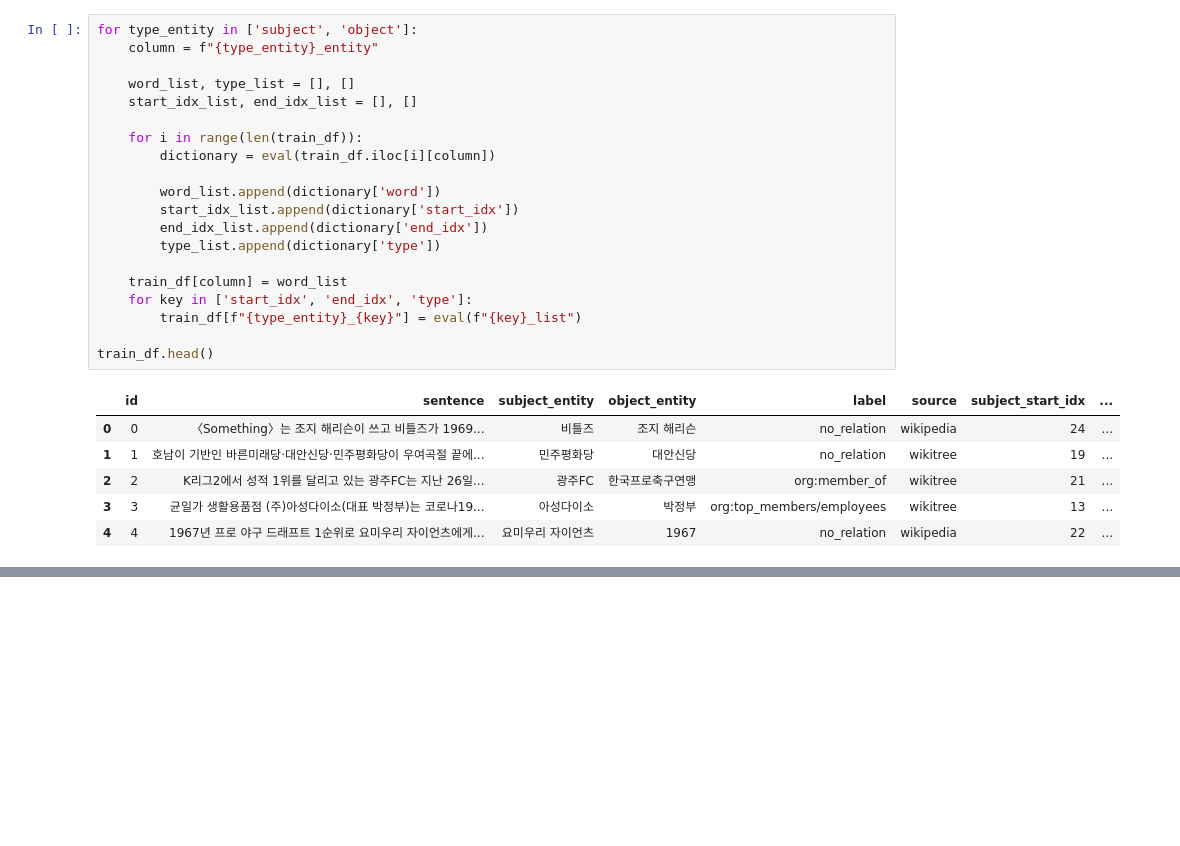
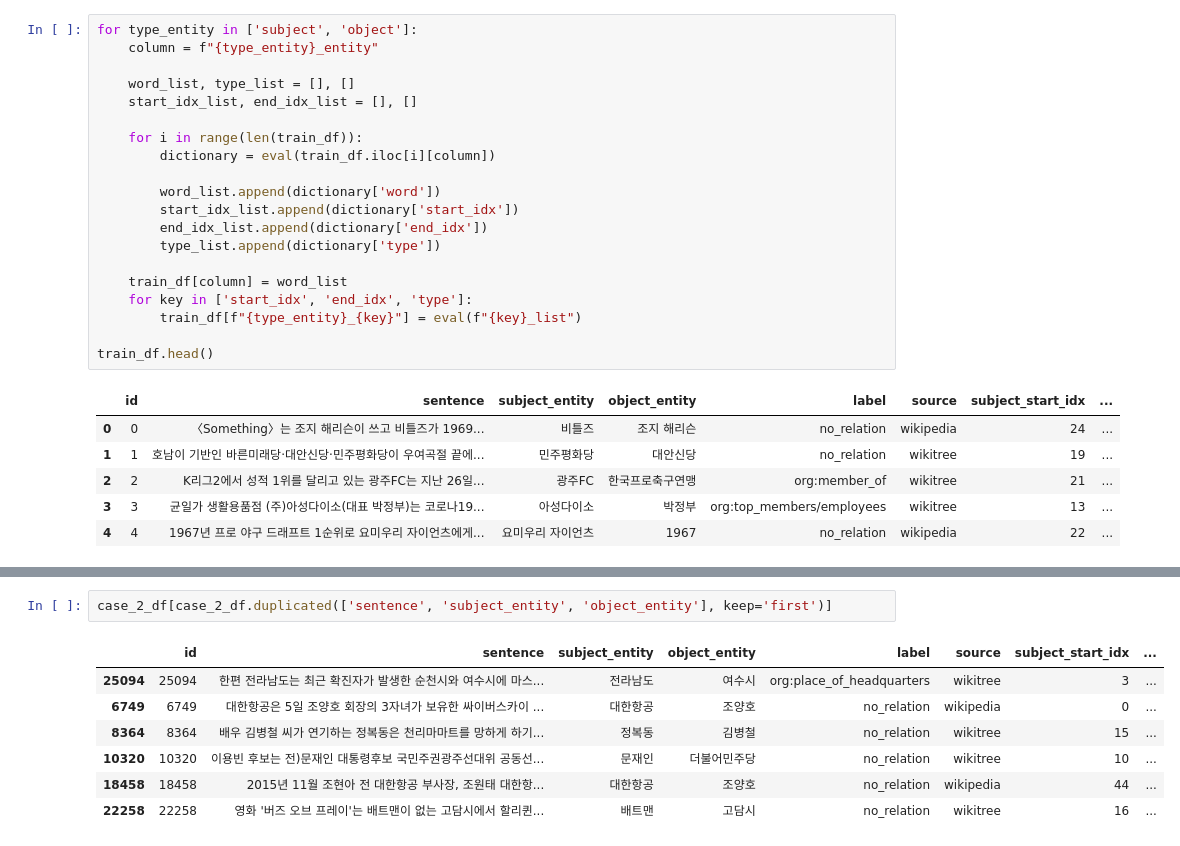
Before and after one commit to boostcampaitech5/level2_klue-nlp-02, a Jupyter notebook: data_analysis/beom_pre.ipynb, the cells around one changed output, grey strips where cells are left out. Drawn from its saved outputs; the diff is of its cells as text; blank space fills up the shorter version.

```diff
--- a/data_analysis/beom_pre.ipynb
+++ b/data_analysis/beom_pre.ipynb
@@ -83,0 +142,10 @@ train_df.head()
+# %%
+case_2_df[case_2_df.duplicated(['sentence', 'subject_entity', 'object_entity'], keep='first')]
+# %% [output]
+|  | id | sentence | subject_entity | object_entity | label | source | subject_start_idx | ... |
+| 25094 | 25094 | 한편 전라남도는 최근 확진자가 발생한 순천시와 여수시에 마스... | 전라남도 | 여수시 | org:place_of_headquarters | wikitree | 3 | ... |
+| 6749 | 6749 | 대한항공은 5일 조양호 회장의 3자녀가 보유한 싸이버스카이 ... | 대한항공 | 조양호 | no_relation | wikipedia | 0 | ... |
+| 8364 | 8364 | 배우 김병철 씨가 연기하는 정복동은 천리마마트를 망하게 하기... | 정복동 | 김병철 | no_relation | wikitree | 15 | ... |
+| 10320 | 10320 | 이용빈 후보는 전)문재인 대통령후보 국민주권광주선대위 공동선... | 문재인 | 더불어민주당 | no_relation | wikitree | 10 | ... |
+| 18458 | 18458 | 2015년 11월 조현아 전 대한항공 부사장, 조원태 대한항... | 대한항공 | 조양호 | no_relation | wikipedia | 44 | ... |
+| 22258 | 22258 | 영화 '버즈 오브 프레이'는 배트맨이 없는 고담시에서 할리퀸... | 배트맨 | 고담시 | no_relation | wikitree | 16 | ... |
```
Also changed, not shown: parts of 18 cells of this notebook, 3 other files.
